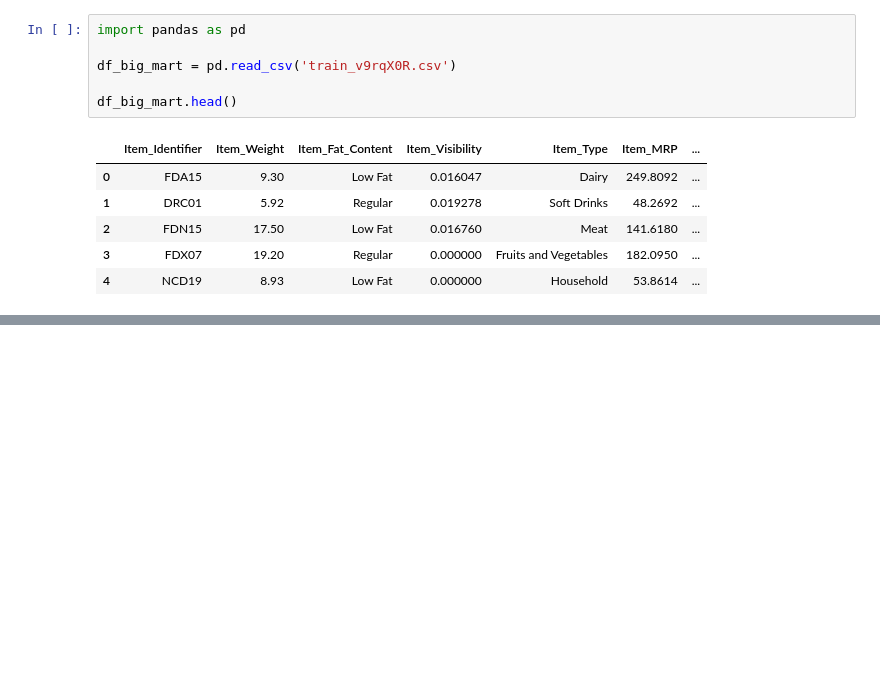
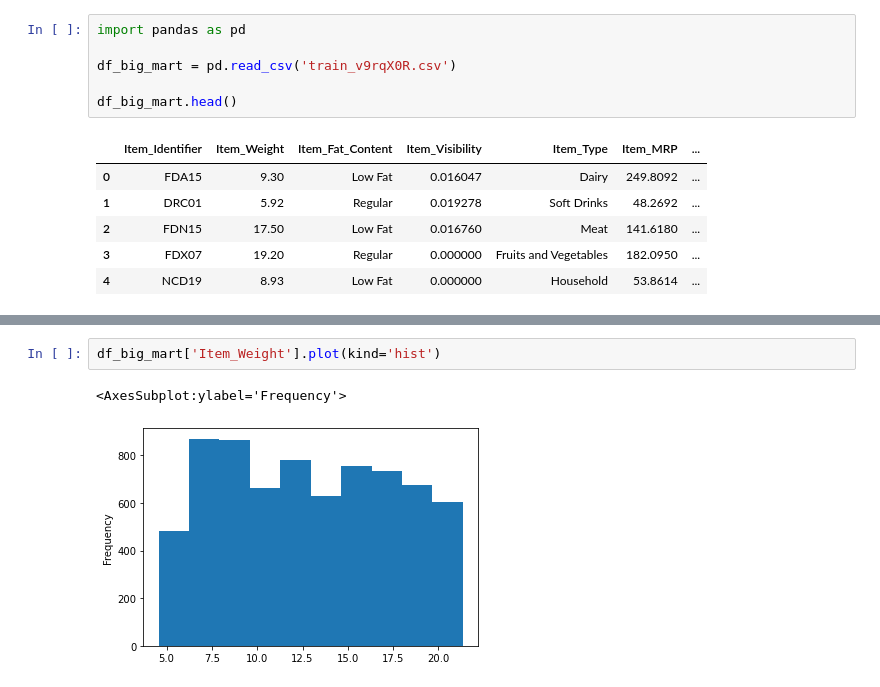
Before and after one commit to duartejr/analytics_vidhya, a Jupyter notebook: data_science_path_2022/mar/EDA_big_mart_sales.ipynb, the cells around one changed output, grey strips where cells are left out. Drawn from its saved outputs; the diff is of its cells as text; blank space fills up the shorter version.

```diff
--- a/data_science_path_2022/mar/EDA_big_mart_sales.ipynb
+++ b/data_science_path_2022/mar/EDA_big_mart_sales.ipynb
@@ -48,0 +101,5 @@ df_big_mart.head()
+# %%
+df_big_mart['Item_Weight'].plot(kind='hist')
+# %% [output]
+<AxesSubplot:ylabel='Frequency'>
+[figure, added]
```
Also changed, not shown: parts of 12 cells of this notebook.
